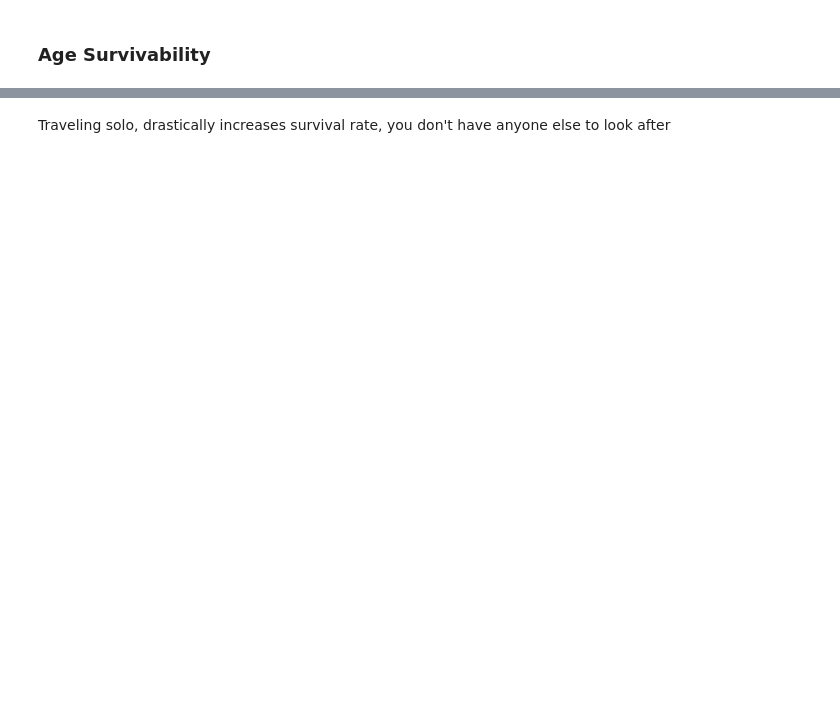
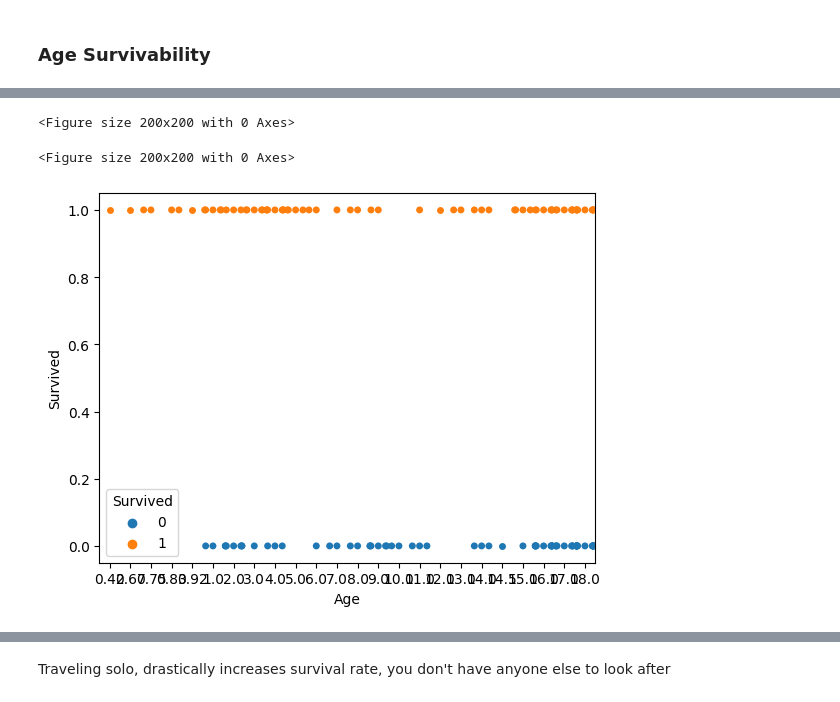
Before and after one commit to AdventurousDataScientist/TitanicSurvival, a Jupyter notebook: Titanic EDA.ipynb, the cells around one changed output, grey strips where cells are left out. Saved outputs shown, nothing was run; the diff lists cells and outputs as text; code cells hidden in the pictures; blank space fills up the shorter version.

```diff
--- a/Titanic EDA.ipynb
+++ b/Titanic EDA.ipynb
@@ -255,3 +265,19 @@ sex_survivability
 | sex_converted |  |  |  |
 | 0 | 81 | 233 | 0.742038 |
 | 1 | 468 | 109 | 0.188908 |
+# %%
+def get_sex_pclass(row):
+    if row['Pclass'] == 1 and row['sex_converted'] == 0:
+        return 'pclass_1_female'
+    elif row['Pclass'] == 2 and row['sex_converted'] == 0:
+        return 'pclass_2_female'
+    elif row['Pclass'] == 3 and row['sex_converted'] == 0:
+        return 'pclass_3_female'
+    elif row['Pclass'] == 1 and row['sex_converted'] == 1:
+        return 'pclass_1_male'
+    elif row['Pclass'] == 2 and row['sex_converted'] == 1:
+        return 'pclass_2_male'
+    else:
+        return'pclass_3_male'
+# %%
+train['sex_pclass'] = train.apply(lambda row: get_sex_pclass(row), axis='columns')
@@ -257,0 +297,8 @@ sex_survivability
+# %%
+train["pclass_1_female"] = (train['Pclass'] == 1) & (train["sex_converted"] == 0)
+train["pclass_2_female"] = (train['Pclass'] == 2) & (train["sex_converted"] == 0)
+train["pclass_3_female"] = (train['Pclass'] == 3) & (train["sex_converted"] == 0)
+
+train["pclass_1_male"] = (train['Pclass'] == 1) & (train["sex_converted"] == 1)
+train["pclass_2_male"] = (train['Pclass'] == 2) & (train["sex_converted"] == 1)
+train["pclass_3_male"] = (train['Pclass'] == 3) & (train["sex_converted"] == 1)
@@ -266,0 +341,2 @@ train['age_group'] = pd.cut(train['Age'], [0,18,29,45,60,1000], labels=[0, 1, 2,
+# %%
+train['age_binary'] = train['Age'].apply(lambda x: 1 if x < 30 else 0)
@@ -266,0 +364,14 @@ train['age_group'] = pd.cut(train['Age'], [0,18,29,45,60,1000], labels=[0, 1, 2,
+# %%
+from matplotlib.pyplot import figure
+
+figure(figsize=(2, 2))
+# %% [output]
+<Figure size 200x200 with 0 Axes>
+<Figure size 200x200 with 0 Axes>
+# %%
+age_group_0 = train[train['age_group'] == 0]
+
+sns.swarmplot(data=age_group_0, x='Age', y='Survived', hue='Survived')
+plt.show()
+# %% [output]
+[figure, added]
```
Also changed, not shown: parts of 160 cells of this notebook.
